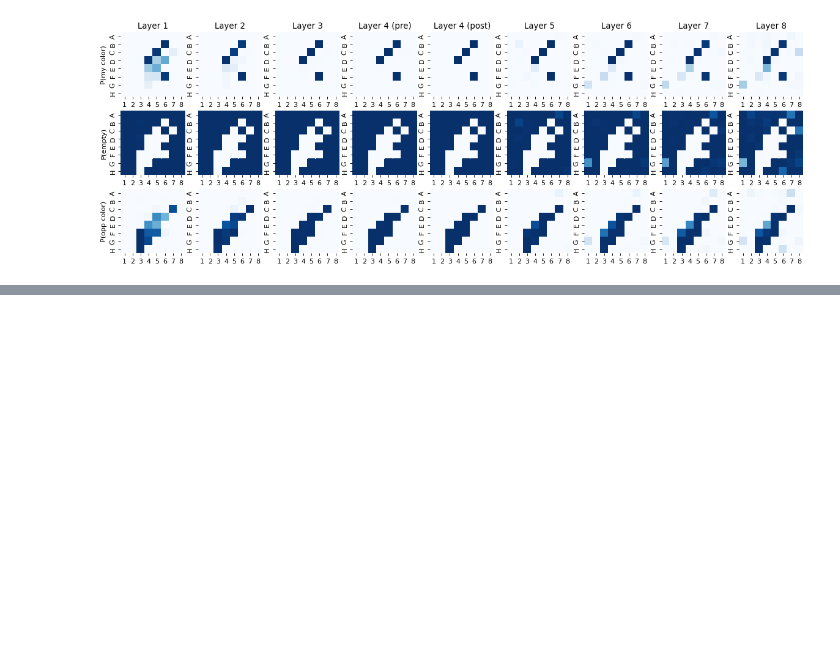
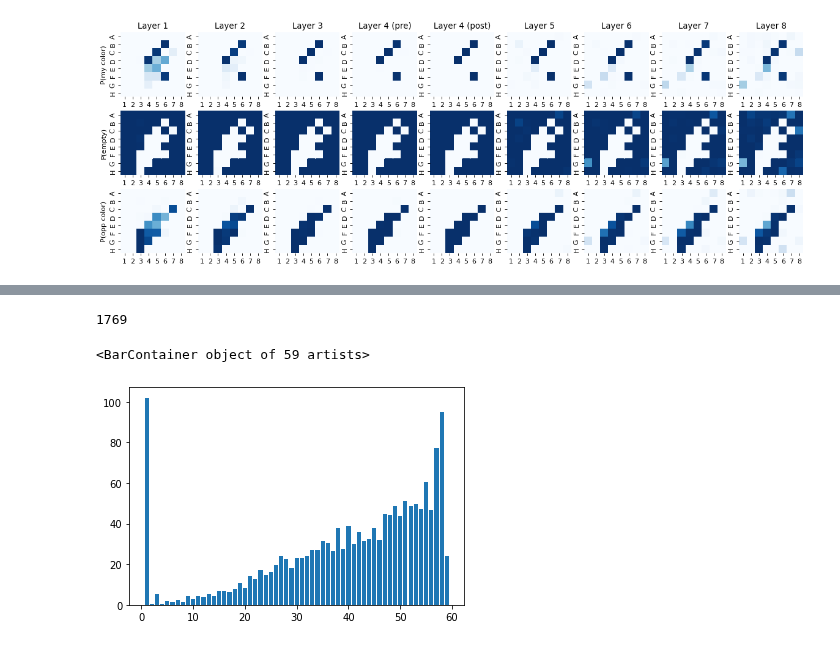
Before and after one commit to icemoon97/othello_world, a Jupyter notebook: linear_board_probes.ipynb, the cells around one changed output, grey strips where cells are left out. Drawn from its saved outputs; the diff is of its cells as text; code cells hidden in the pictures; blank space fills up the shorter version.

```diff
--- a/linear_board_probes.ipynb
+++ b/linear_board_probes.ipynb
@@ -842,0 +963,50 @@ without_intv = [get_probe_logits(models, device, board_probes, l, completion, so
+# %%
+saved_intv_results = []
+# %%
+# pairs of game_index and seq_len
+seq_data = []
+for i in range(20, 50):
+    seq = othello[i]
+    for j in range(1, len(seq)):
+        seq_data.append((i, j))
+print(len(seq_data))
+# %% [output]
+1769
+# %%
+bar = tqdm(seq_data)
+for game_index, seq_len in bar:
+    completion = othello[game_index][:seq_len]
+    possible_intvs = get_all_possible_single_intvs(completion)
+
+    for bi in possible_intvs:
+        pre, post = intervene(models, device, board_probes, completion, [4], intvs=[bi], scale=4)
+
+        post_ob = get_post_intv_board(completion, [bi])
+        valid_tokens = [train_dataset.stoi[x] for x in post_ob.get_valid_moves()]
+        valid_prob = softmax(post)[valid_tokens]
+        error = 1 - np.sum(valid_prob)
+
+        row = {
+            "game_index": game_index,
+            "seq_len": seq_len,
+            "pos": permit(bi.pos),
+            "start": bi.start,
+            "end": bi.end,
+            "error": error,
+        }
+        saved_intv_results.append(row)
+
+        bar.set_description(f"{len(saved_intv_results)} intvs")
+# %%
+intv_df = pd.DataFrame(saved_intv_results)
+# %%
+time_split = []
+vals = sorted(intv_df['seq_len'].unique())
+for i in vals:
+    f = intv_df[intv_df['seq_len'] == i]
+    time_split.append(f['error'].sum())
+
+plt.bar(vals, time_split)
+# %% [output]
+<BarContainer object of 59 artists>
+[figure, added]
```
Also changed, not shown: parts of 31 cells of this notebook, 3 other files.
